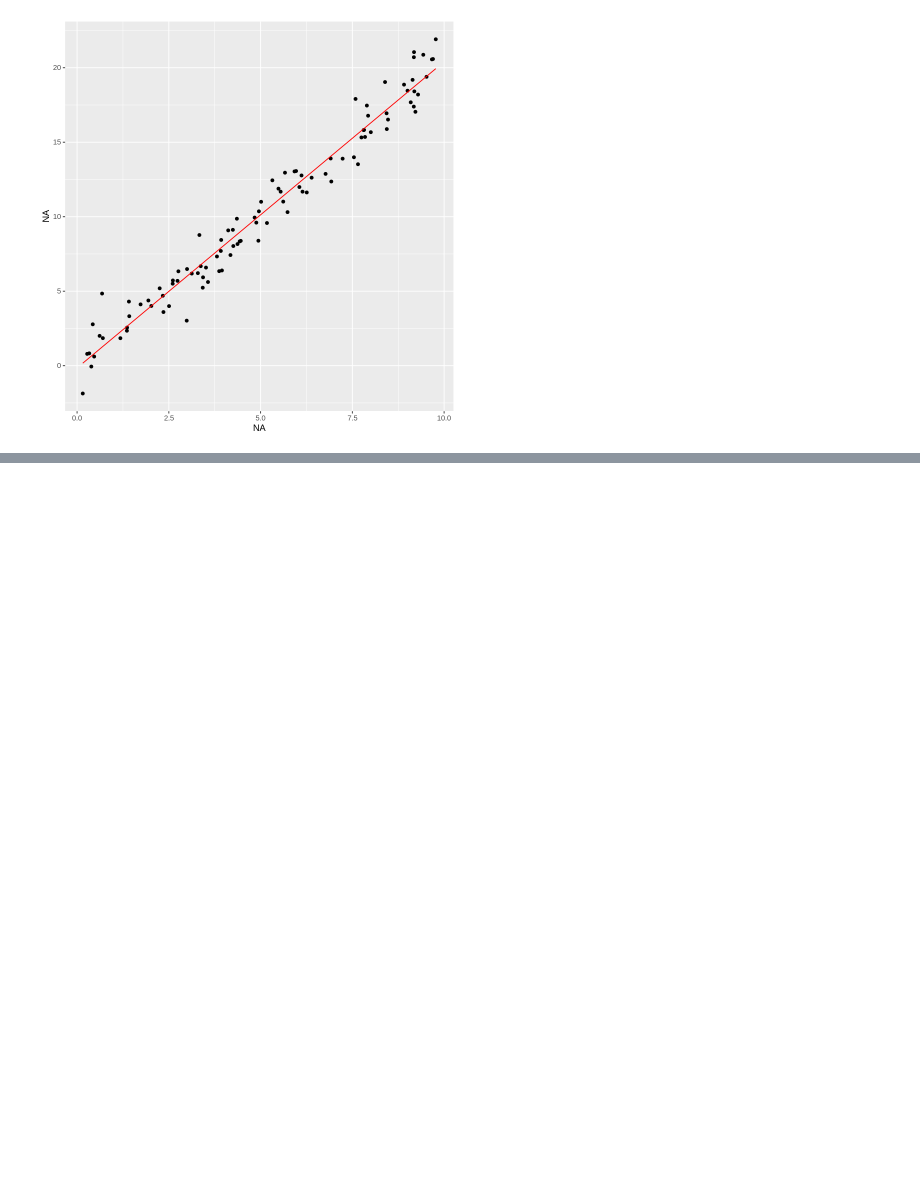
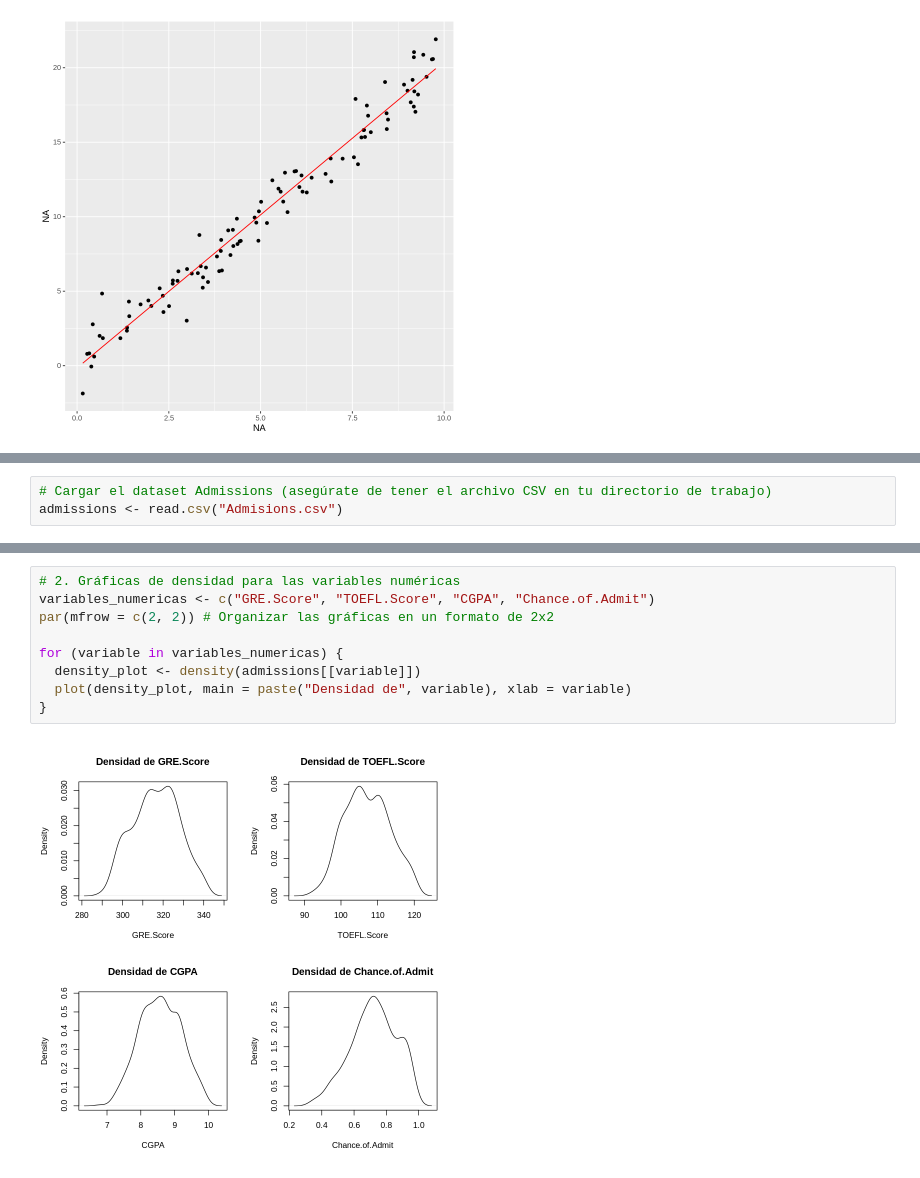
Before and after one commit to vmcarranzam/econometriaR, a Jupyter notebook: Lab3_Econometria_en_R.ipynb, the cells around one changed output, grey strips where cells are left out. Cells and saved outputs as stored; diff of their text form; blank space fills up the shorter version.

```diff
--- a/Lab3_Econometria_en_R.ipynb
+++ b/Lab3_Econometria_en_R.ipynb
@@ -100,0 +105,3 @@ $grafica
+# %%
+# Cargar el dataset Admissions (asegúrate de tener el archivo CSV en tu directorio de trabajo)
+admissions <- read.csv("Admisions.csv")
@@ -100,0 +129,11 @@ $grafica
+# %%
+# 2. Gráficas de densidad para las variables numéricas
+variables_numericas <- c("GRE.Score", "TOEFL.Score", "CGPA", "Chance.of.Admit")
+par(mfrow = c(2, 2)) # Organizar las gráficas en un formato de 2x2
+
+for (variable in variables_numericas) {
+  density_plot <- density(admissions[[variable]])
+  plot(density_plot, main = paste("Densidad de", variable), xlab = variable)
+}
+# %% [output]
+[figure, added]
```
Also changed, not shown: parts of 9 cells of this notebook.
